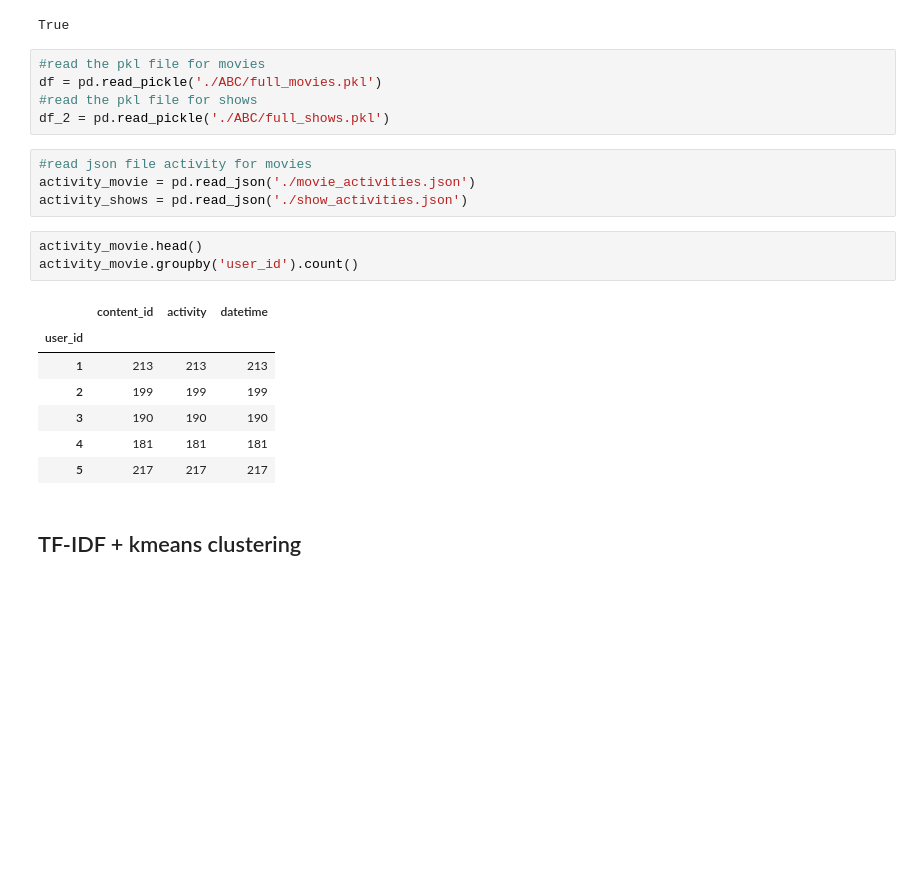
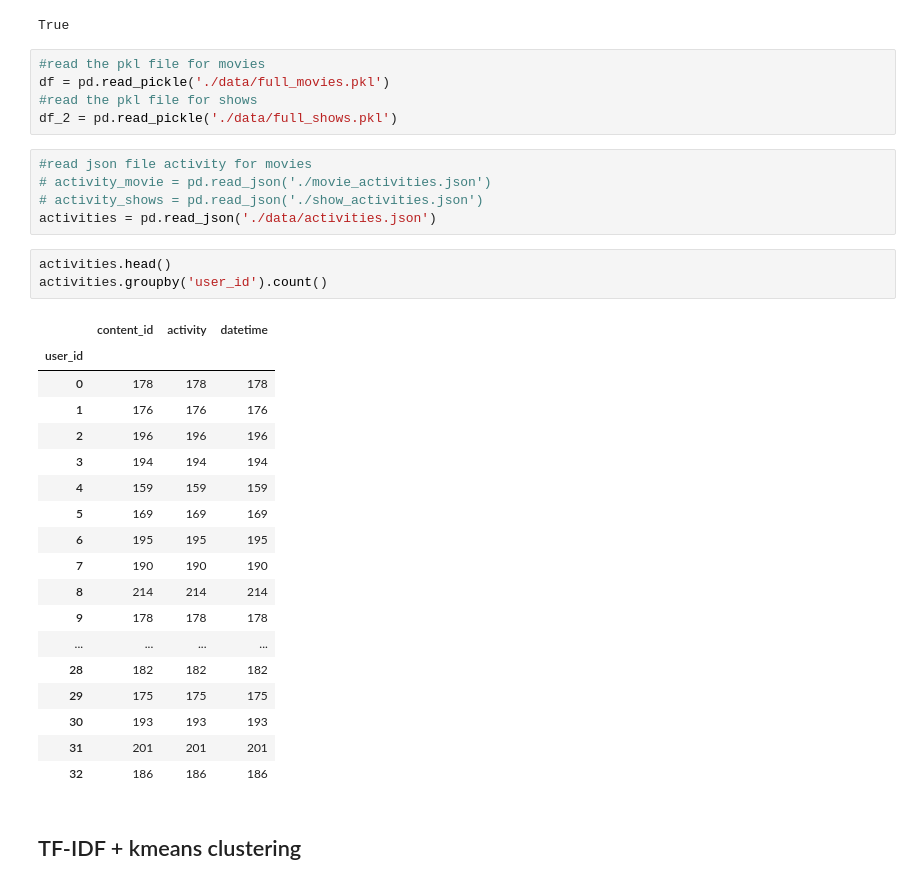
Before and after one commit to zoneout215/RS_assignment, a Jupyter notebook: content_based.ipynb, the cells around one changed output. Cells and saved outputs as stored; diff of their text form; blank space fills up the shorter version.

```diff
--- a/content_based.ipynb
+++ b/content_based.ipynb
@@ -24,24 +24,36 @@ nltk.download('averaged_perceptron_tagger')
 True
 # %%
 #read the pkl file for movies
-df = pd.read_pickle('./ABC/full_movies.pkl')
+df = pd.read_pickle('./data/full_movies.pkl')
 #read the pkl file for shows
-df_2 = pd.read_pickle('./ABC/full_shows.pkl')
+df_2 = pd.read_pickle('./data/full_shows.pkl')
 # %%
 #read json file activity for movies
-activity_movie = pd.read_json('./movie_activities.json')
-activity_shows = pd.read_json('./show_activities.json')
+# activity_movie = pd.read_json('./movie_activities.json')
+# activity_shows = pd.read_json('./show_activities.json')
+activities = pd.read_json('./data/activities.json')
 # %%
-activity_movie.head()
-activity_movie.groupby('user_id').count()
+activities.head()
+activities.groupby('user_id').count()
 # %% [output]
 |  | content_id | activity | datetime |
 | user_id |  |  |  |
-| 1 | 213 | 213 | 213 |
-| 2 | 199 | 199 | 199 |
-| 3 | 190 | 190 | 190 |
-| 4 | 181 | 181 | 181 |
-| 5 | 217 | 217 | 217 |
+| 0 | 178 | 178 | 178 |
+| 1 | 176 | 176 | 176 |
+| 2 | 196 | 196 | 196 |
+| 3 | 194 | 194 | 194 |
+| 4 | 159 | 159 | 159 |
+| 5 | 169 | 169 | 169 |
+| 6 | 195 | 195 | 195 |
+| 7 | 190 | 190 | 190 |
+| 8 | 214 | 214 | 214 |
+| 9 | 178 | 178 | 178 |
+| ... | ... | ... | ... |
+| 28 | 182 | 182 | 182 |
+| 29 | 175 | 175 | 175 |
+| 30 | 193 | 193 | 193 |
+| 31 | 201 | 201 | 201 |
+| 32 | 186 | 186 | 186 |
 # %% [markdown]
 ## TF-IDF + kmeans clustering
 # %%
```
Also changed, not shown: parts of 32 cells of this notebook.
